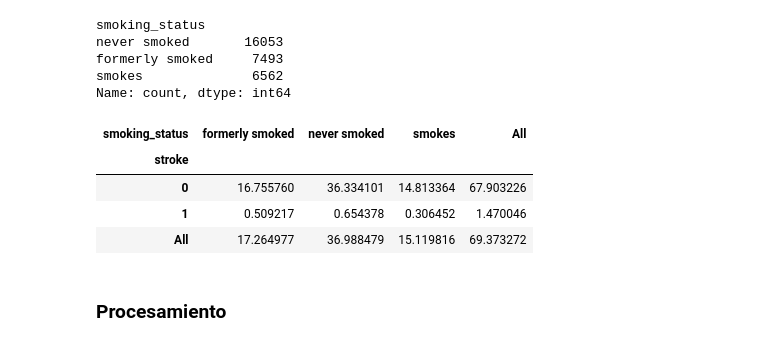
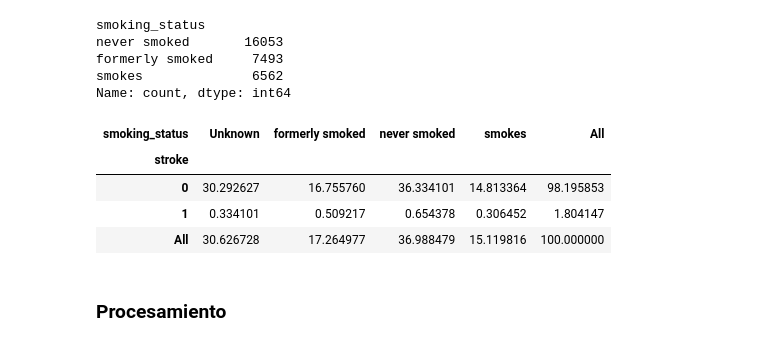
Before and after one commit to antoniocc12/Prediccion-ictus, a Jupyter notebook: notebooks/stroke.ipynb, the cells around one changed output. Cells and saved outputs as stored; diff of their text form; code cells hidden in the pictures.

```diff
--- a/notebooks/stroke.ipynb
+++ b/notebooks/stroke.ipynb
@@ -365,11 +371,11 @@ fig.show()
 # %%
-pd.crosstab(index=df['stroke'], columns=df['smoking_status'], margins=True).apply(lambda r: r/len(df) *100, axis=1)
+pd.crosstab(index=df['stroke'], columns=df['smoking_status'].fillna('Unknown'), margins=True).apply(lambda r: r/len(df) *100, axis=1)
 # %% [output]
-| smoking_status | formerly smoked | never smoked | smokes | All |
-| stroke |  |  |  |  |
-| 0 | 16.755760 | 36.334101 | 14.813364 | 67.903226 |
-| 1 | 0.509217 | 0.654378 | 0.306452 | 1.470046 |
-| All | 17.264977 | 36.988479 | 15.119816 | 69.373272 |
+| smoking_status | Unknown | formerly smoked | never smoked | smokes | All |
+| stroke |  |  |  |  |  |
+| 0 | 30.292627 | 16.755760 | 36.334101 | 14.813364 | 98.195853 |
+| 1 | 0.334101 | 0.509217 | 0.654378 | 0.306452 | 1.804147 |
+| All | 30.626728 | 17.264977 | 36.988479 | 15.119816 | 100.000000 |
 # %% [markdown]
 ### Procesamiento
 # %%
```
Also changed, not shown: parts of 21 cells of this notebook, 13 other files.
